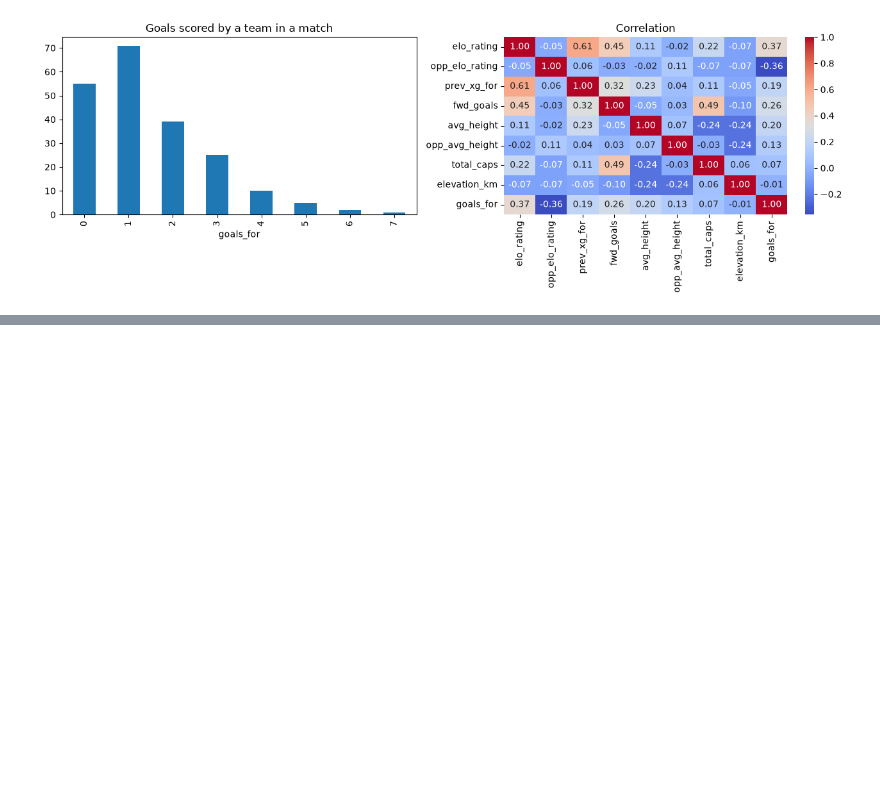
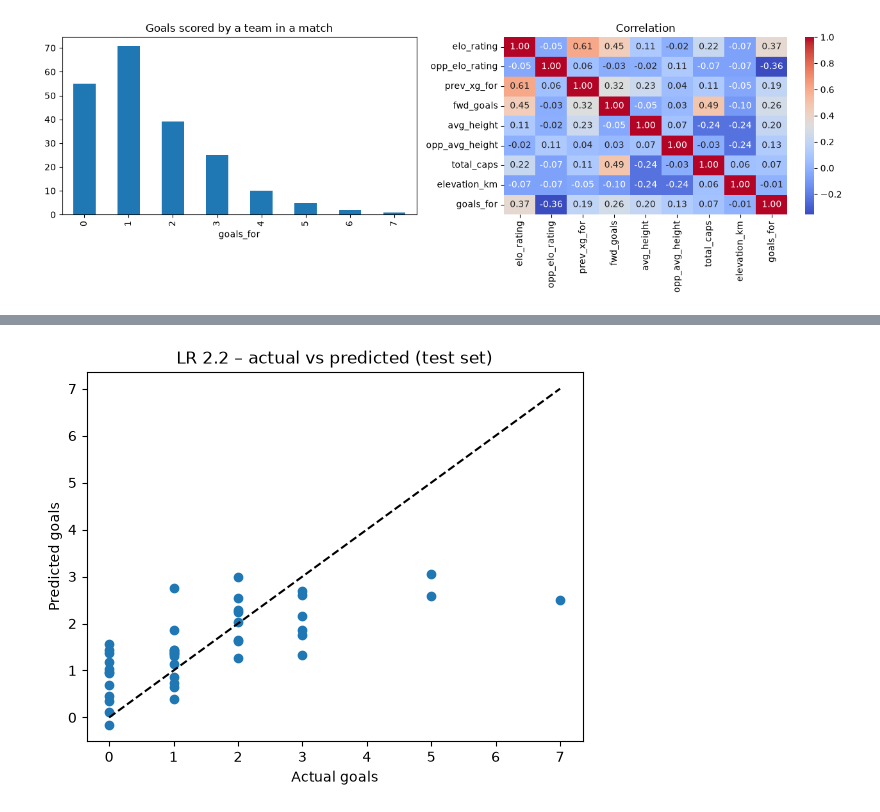
Before and after one commit to qualiky/fifa-world-cup-2026-analysis, a Jupyter notebook: notebooks/sairaj-kiran-notebook.ipynb, the cells around one changed output, grey strips where cells are left out. Cells and saved outputs as stored; diff of their text form; code cells hidden in the pictures; blank space fills up the shorter version.

Commit message:
Trained and evaluated LR 2.2

```diff
--- a/notebooks/sairaj-kiran-notebook.ipynb
+++ b/notebooks/sairaj-kiran-notebook.ipynb
@@ -345,0 +348,15 @@ plt.show()
+# %%
+# separating the features from the target (goals scored)
+X2 = lr2[features2]
+y2 = lr2["goals_for"]
+
+# keeping 20% of the rows aside to test the model on unssen data
+X2_train, X2_test, y2_train, y2_test = train_test_split(X2, y2, test_size=0.2, random_state=PERMA_SEED)
+
+# train the model and predict the test rows
+model2 = LinearRegression()
+model2.fit(X2_train, y2_train)
+y2_pred = model2.predict(X2_test)
+
+# effects of each features
+pd.Series(model2.coef_, index=features2).round(4)
@@ -345,0 +408,9 @@ plt.show()
+# %%
+plt.scatter(y2_test, y2_pred)
+plt.plot([0, 7], [0, 7], "k--")
+plt.xlabel("Actual goals")
+plt.ylabel("Predicted goals")
+plt.title("LR 2.2 – actual vs predicted (test set)")
+plt.show()
+# %% [output]
+[figure, added]
```
Also changed, not shown: parts of 5 cells of this notebook.
